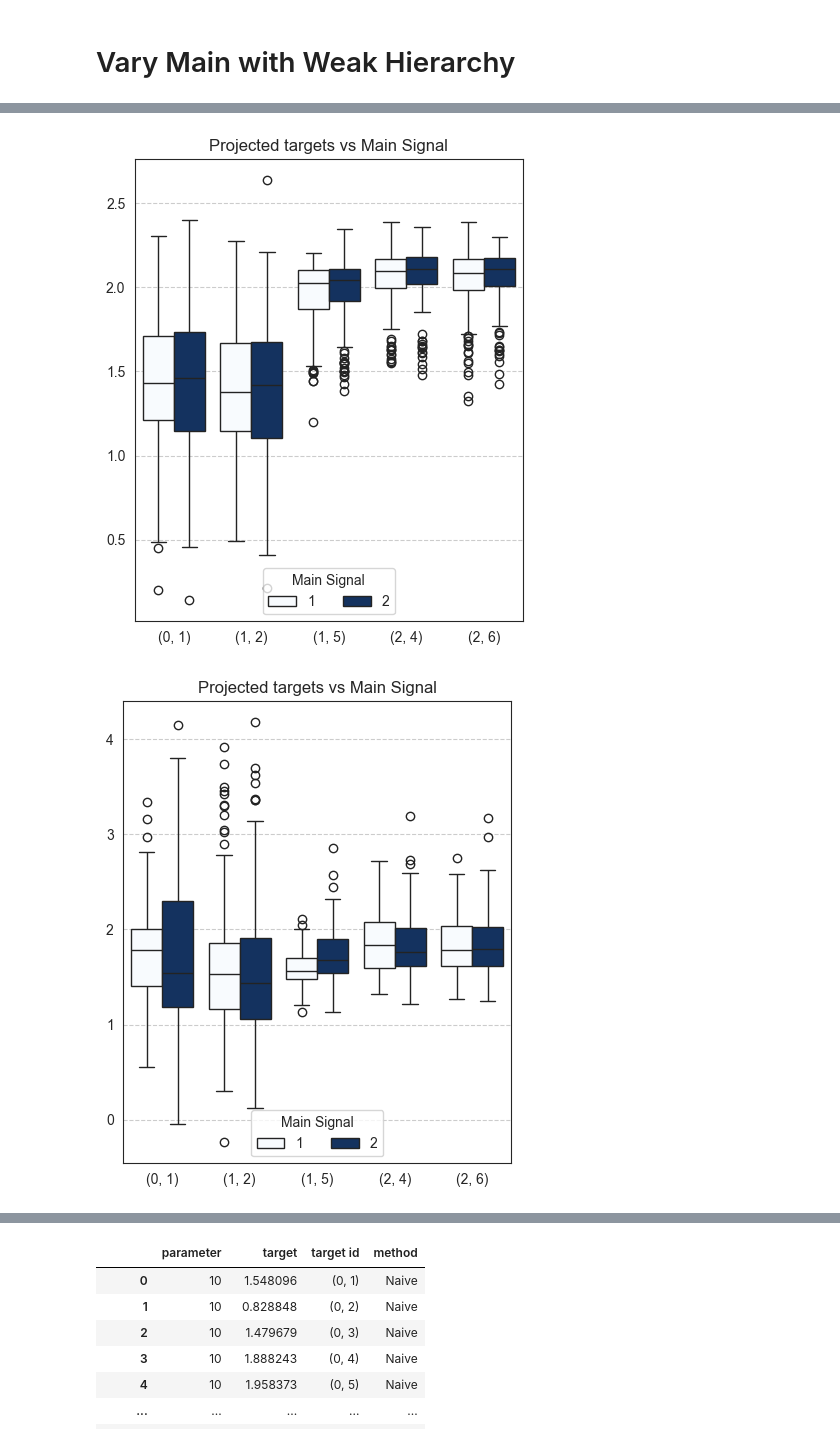
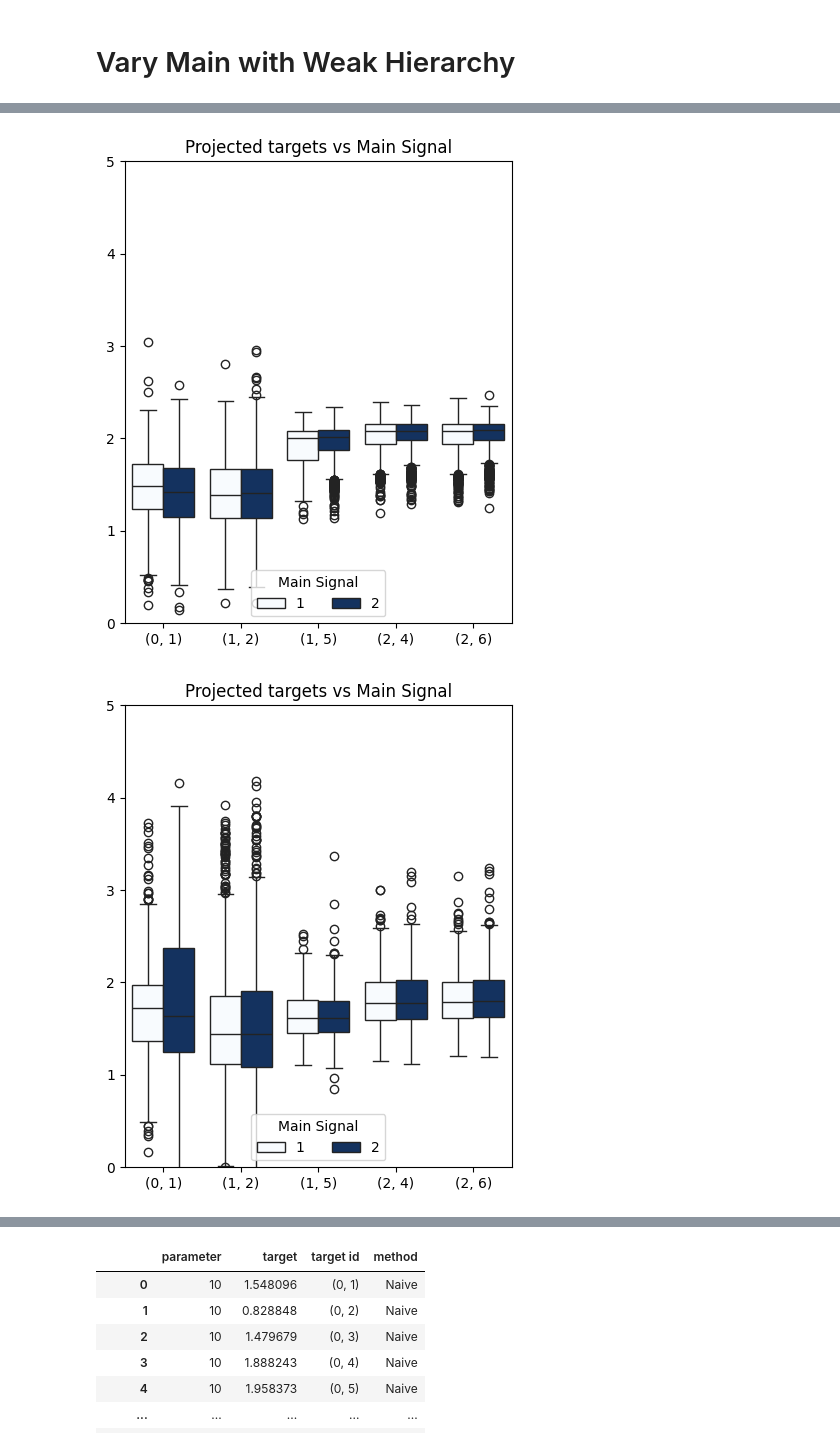
Before and after one commit to yiling-h/SI-Interaction, a Jupyter notebook: selectinf/Simulation/H1/Results/main/plotting.ipynb, the cells around one changed output, grey strips where cells are left out. Cells and saved outputs as stored; diff of their text form; code cells hidden in the pictures.

```diff
--- a/selectinf/Simulation/H1/Results/main/plotting.ipynb
+++ b/selectinf/Simulation/H1/Results/main/plotting.ipynb
@@ -89,2 +104,4 @@ pvals_all = combine_nested_lists(pvals)
 # %%
-targets_all = combine_lists(targets)
+targets_all1 = combine_lists(targets1)
+targets_all1_5 = combine_lists(targets1_5)
+targets_all2_5 = combine_lists(targets2_5)
@@ -131,13 +107,0 @@ grouped_targets = pd.DataFrame(targets_all).groupby(['index', 'method', 'paramet
-# %%
-power_df = {}
-power_df['parameter'] = []
-power_df['method'] = []
-power_df['thresholded power'] = []
-for name, group in grouped_targets:
-    power_df['parameter'].append(name[2])
-    power_df['method'].append(name[1])
-    pivots = group['pivot']
-    targets = group['target']
-    power_df['thresholded power'].append(calculate_thresholded_power(pivots, targets,
-                                                                     level=0.1,
-                                                                     threshold=0.1))
@@ -173,0 +150,6 @@ pd.DataFrame(targets_all)
+# %%
+## Plotting dict: SNR - Method - List of pvals
+filtered_dict = filter_pval_dict(pvals_all2_5, targets_all2_5, threshold = 0.1,
+                                 operator=ge)
+plot_ecdfs(filtered_dict, xaxis="main signal",
+           title="ECDF Plot for Randomization SD=2.5, Non-Null Targets")
@@ -195,12 +179,19 @@ def filter_targets_dict(target_dict, method='Naive'):
         filtered_dict[par] = (np.array(target_dict[par])[np.array(target_dict['method']) == method]).tolist()
 
     return filtered_dict
+# %%
+filtered_targets1 = filter_targets(targets_all1, active_inter_list_true_list)
+filtered_targets1_5 = filter_targets(targets_all1_5, active_inter_list_true_list)
+filtered_targets2_5 = filter_targets(targets_all2_5, active_inter_list_true_list)
 # %%
-plot_multi_targets(filter_targets_dict(filtered_targets,'Naive'), xaxis="Main Signal")
+plot_multi_targets(filter_targets_dict(filtered_targets1,'Naive'), xaxis="Main Signal",
+                   ylim_low=0, ylim_high=5)
 # %% [output]
-[figure, old version]
+[figure, new version]
 # %%
-plot_multi_targets(filter_targets_dict(filtered_targets,'Data Splitting'), xaxis="Main Signal")
+plot_multi_targets(filter_targets_dict(filtered_targets1,'Data Splitting'),
+                   xaxis="Main Signal",
+                   ylim_low=0, ylim_high=5)
 # %% [output]
-[figure, old version]
+[figure, new version]
 # %%
```
Also changed, not shown: parts of 33 cells of this notebook, 5 other files.
